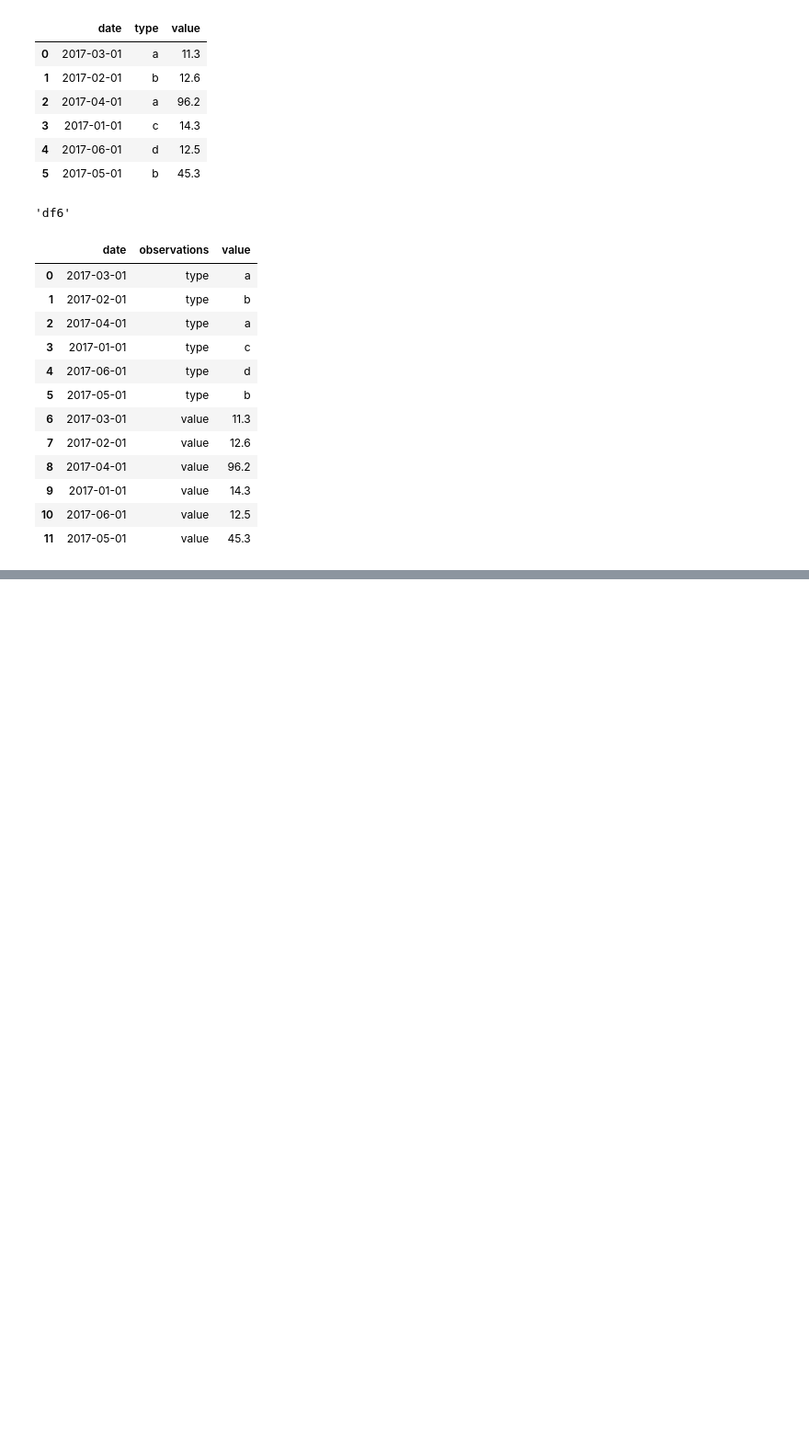
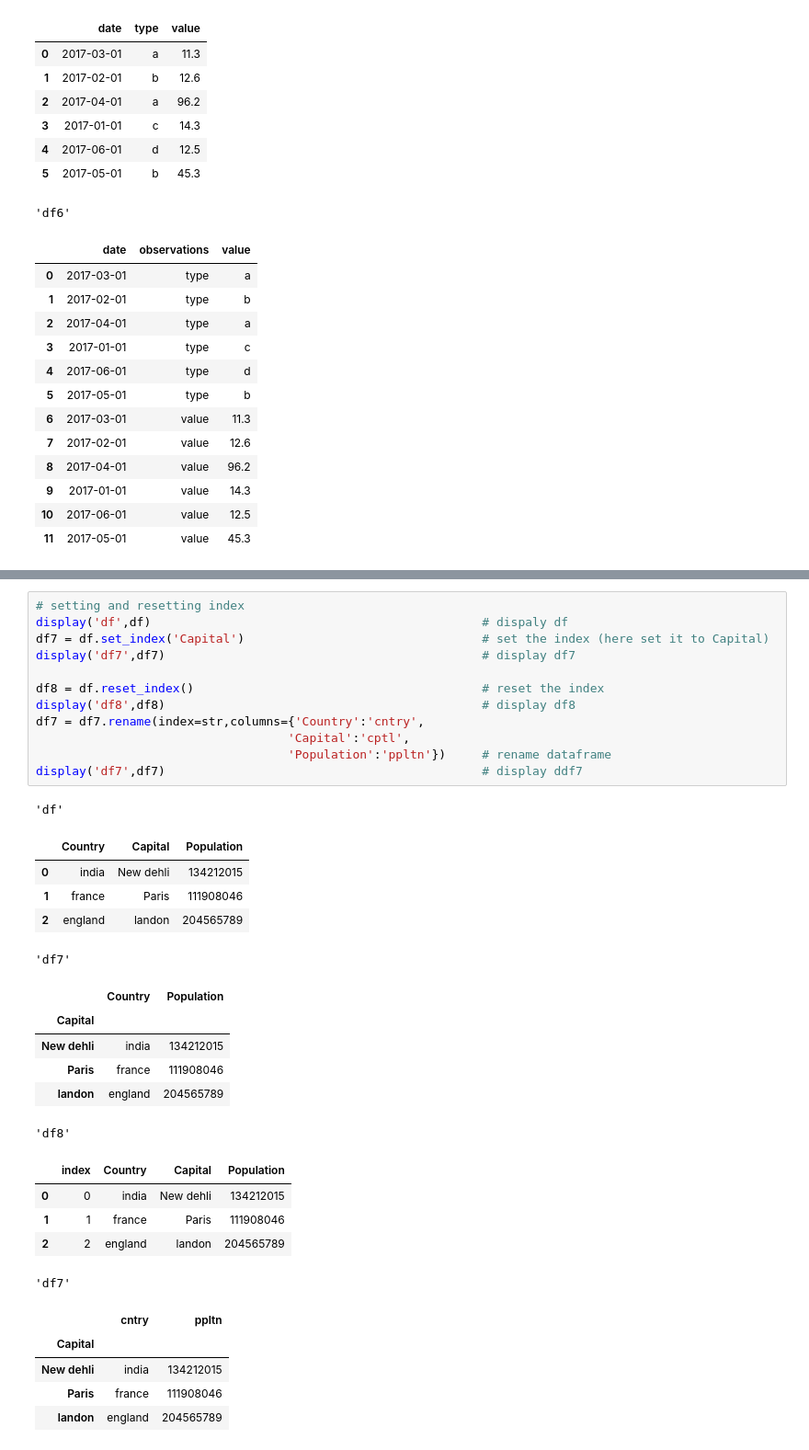
Before and after one commit to sanket-k/machine_learning_basics, a Jupyter notebook: pandas/pandas-rc.ipynb, the cells around one changed output, grey strips where cells are left out. Shown: that part at 92% size. Drawn from its saved outputs; the diff is of its cells as text; blank space fills up the shorter version.

```diff
--- a/pandas/pandas-rc.ipynb
+++ b/pandas/pandas-rc.ipynb
@@ -354,0 +427,35 @@ display('df6',df6)
+# %%
+# setting and resetting index
+display('df',df)                                              # dispaly df
+df7 = df.set_index('Capital')                                 # set the index (here set it to Capital)
+display('df7',df7)                                            # display df7
+
+df8 = df.reset_index()                                        # reset the index
+display('df8',df8)                                            # display df8
+df7 = df7.rename(index=str,columns={'Country':'cntry',
+                                   'Capital':'cptl',
+                                   'Population':'ppltn'})     # rename dataframe
+display('df7',df7)                                            # display ddf7
+# %% [output]
+'df'
+|  | Country | Capital | Population |
+| 0 | india | New dehli | 134212015 |
+| 1 | france | Paris | 111908046 |
+| 2 | england | landon | 204565789 |
+'df7'
+|  | Country | Population |
+| Capital |  |  |
+| New dehli | india | 134212015 |
+| Paris | france | 111908046 |
+| landon | england | 204565789 |
+'df8'
+|  | index | Country | Capital | Population |
+| 0 | 0 | india | New dehli | 134212015 |
+| 1 | 1 | france | Paris | 111908046 |
+| 2 | 2 | england | landon | 204565789 |
+'df7'
+|  | cntry | ppltn |
+| Capital |  |  |
+| New dehli | india | 134212015 |
+| Paris | france | 111908046 |
+| landon | england | 204565789 |
```
Also changed, not shown: parts of 11 cells of this notebook, 2 other files.
